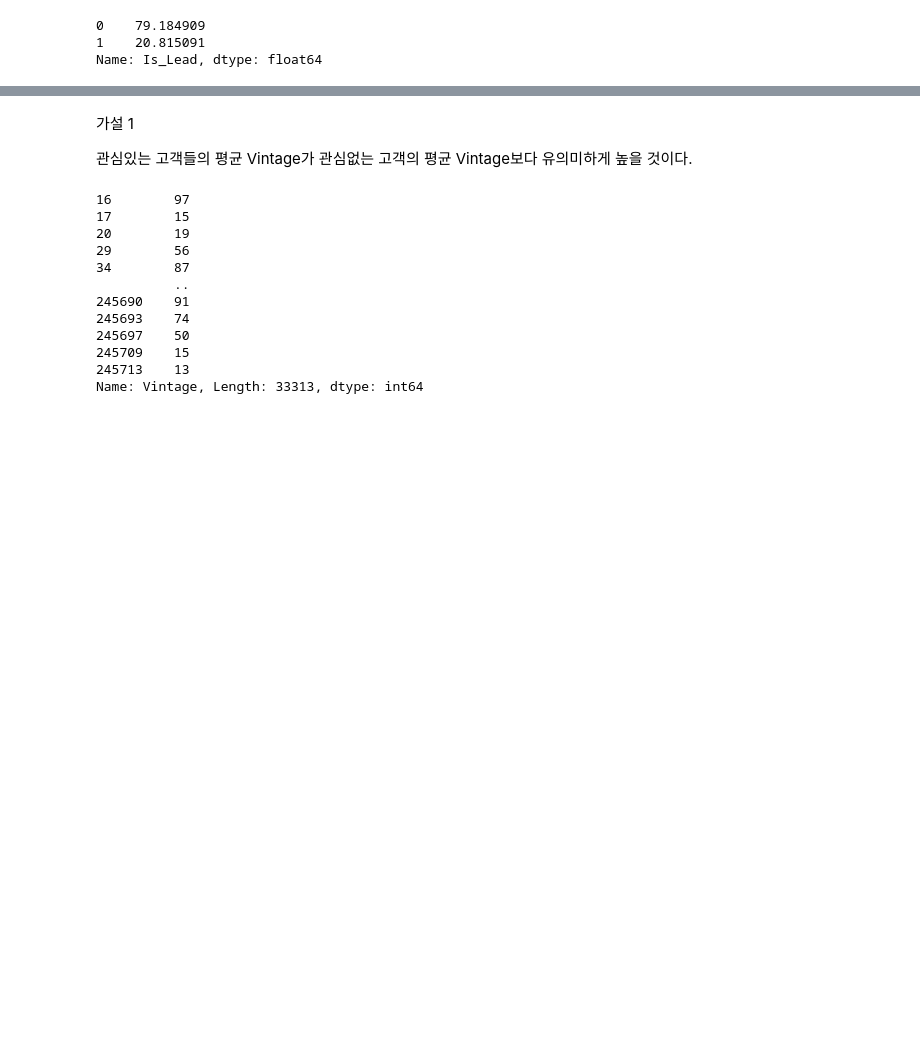
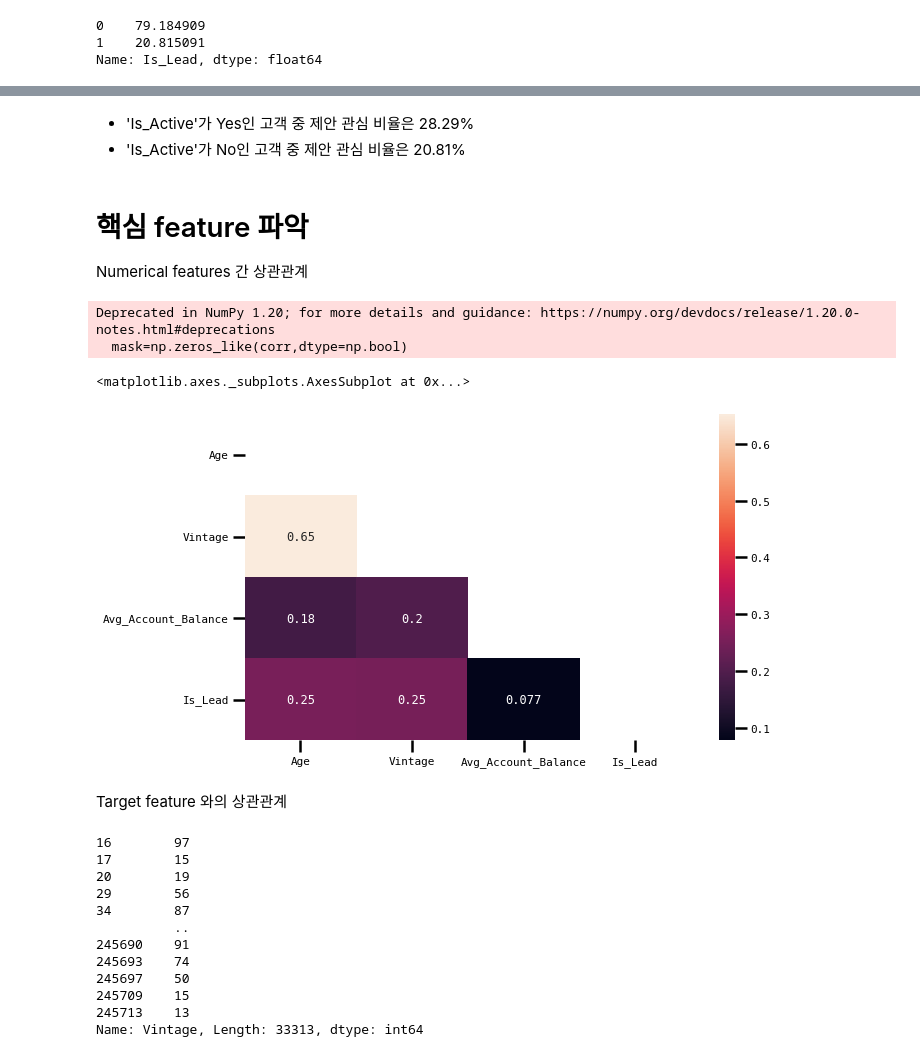
Before and after one commit to Oksusudom/Python_Learning, a Jupyter notebook: improvement.ipynb, the cells around one changed output, grey strips where cells are left out. Drawn from its saved outputs; the diff is of its cells as text; code cells hidden in the pictures; blank space fills up the shorter version.

```diff
--- a/improvement.ipynb
+++ b/improvement.ipynb
@@ -399,7 +410,28 @@ Requirement already satisfied: numpy<1.23.0,>=1.16.5 in /usr/local/lib/python3.7
-# %% [markdown]
-가설 1
-
-관심있는 고객들의 평균 Vintage가 관심없는 고객의 평균 Vintage보다 유의미하게 높을 것이다.
+# %% [markdown]
+* 'Is_Active'가 Yes인 고객 중 제안 관심 비율은 28.29%
+* 'Is_Active'가 No인 고객 중 제안 관심 비율은 20.81%
+# %% [markdown]
+# 핵심 feature 파악
+
+Numerical features 간 상관관계
+# %%
+# Numerical features 간 상관관계 heatmap
+
+### spearman
+
+corr = df.corr(method='spearman')
+
+mask=np.zeros_like(corr,dtype=np.bool)
+mask[np.triu_indices_from(mask)]=True
+
+sns.heatmap(corr,mask=mask, annot=True)
+# %% [output]
+Deprecated in NumPy 1.20; for more details and guidance: https://numpy.org/devdocs/release/1.20.0-notes.html#deprecations
+  mask=np.zeros_like(corr,dtype=np.bool)
+<matplotlib.axes._subplots.AxesSubplot at 0x...>
+[figure, added]
+# %% [markdown]
+Target feature 와의 상관관계
 # %%
 target_Vintage = df[df['Is_Lead'] == 1]['Vintage']
 target_Vintage
```
Also changed, not shown: parts of 10 cells of this notebook.
